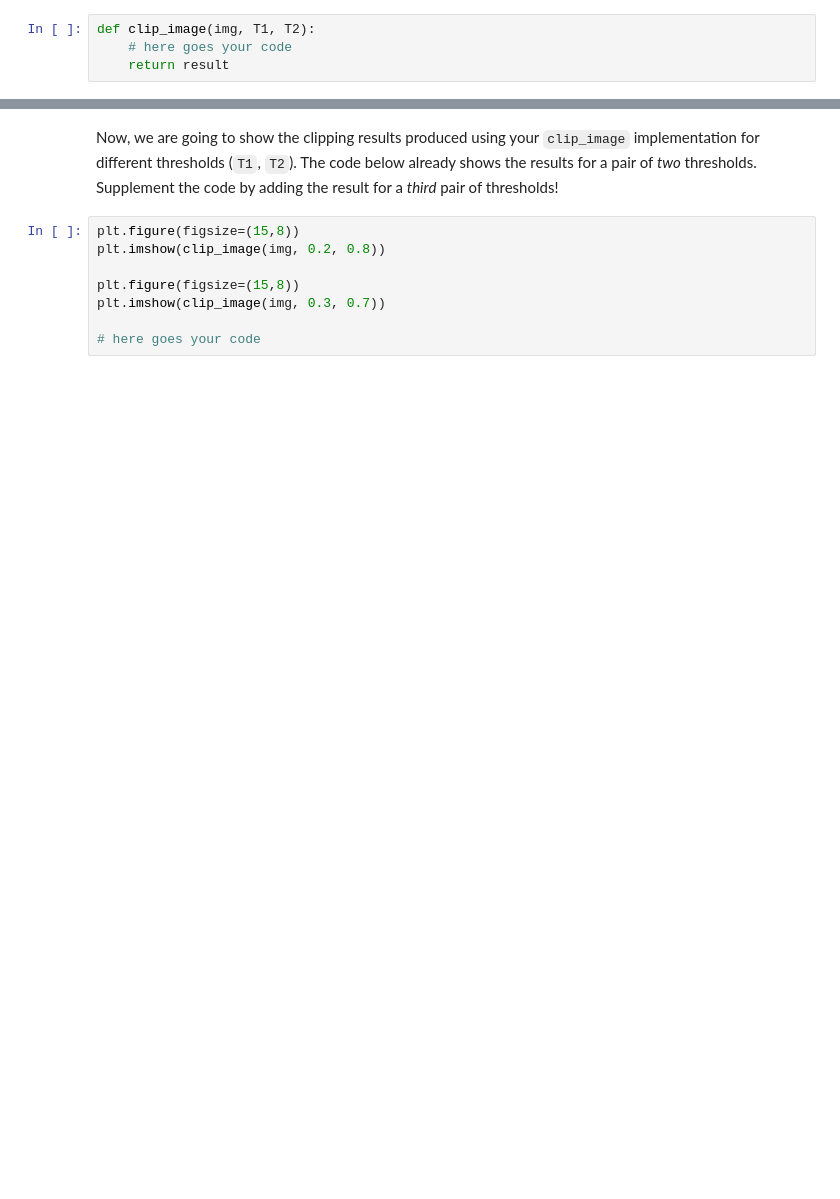
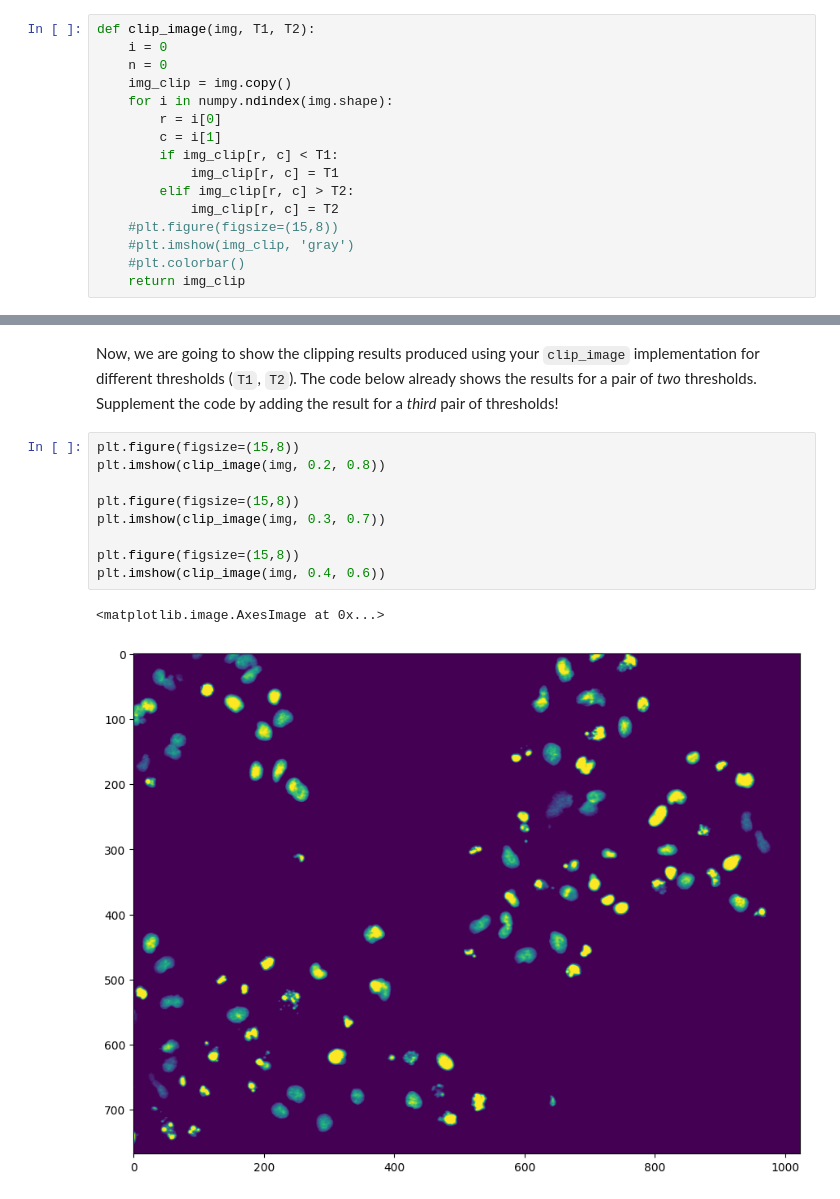
Before and after one commit to leventetn/mobi-fs3-python, a Jupyter notebook: task2.ipynb, the cells around one changed output, grey strips where cells are left out. Drawn from its saved outputs; the diff is of its cells as text; blank space fills up the shorter version.

```diff
--- a/task2.ipynb
+++ b/task2.ipynb
@@ -100,10 +100,22 @@ plt.colorbar()
 ## Writing re-usable code (bonus)
 
 **<a id="#">Task 2.3.4.</a>** Finish the implementation of the function `clip_image` below, by replacing the comment line (the one which starts with `#`) with your code:
-# %%
-def clip_image(img, T1, T2):
-    # here goes your code
-    return result
+# %%
+def clip_image(img, T1, T2):
+    i = 0
+    n = 0
+    img_clip = img.copy()
+    for i in numpy.ndindex(img.shape):
+        r = i[0]
+        c = i[1]
+        if img_clip[r, c] < T1:
+            img_clip[r, c] = T1
+        elif img_clip[r, c] > T2:
+            img_clip[r, c] = T2
+    #plt.figure(figsize=(15,8))
+    #plt.imshow(img_clip, 'gray')
+    #plt.colorbar()
+    return img_clip
 # %% [markdown]
 **Hints:**
 1. The implementation of the function starts after the `def`-line. Any instructions written *(i)* below this line and *(ii)* indented to the right will be run *from top to bottom* whenever you use this function. The execution of the function ends when the last instruction is reached or a `return` statement is encountered.
@@ -117,8 +131,12 @@ Now, we are going to show the clipping results produced using your `clip_image`
 # %%
 plt.figure(figsize=(15,8))
 plt.imshow(clip_image(img, 0.2, 0.8))
 
 plt.figure(figsize=(15,8))
 plt.imshow(clip_image(img, 0.3, 0.7))
 
-# here goes your code
+plt.figure(figsize=(15,8))
+plt.imshow(clip_image(img, 0.4, 0.6))
+# %% [output]
+<matplotlib.image.AxesImage at 0x...>
+[figure, added]
```
Also changed, not shown: parts of 2 cells of this notebook.
